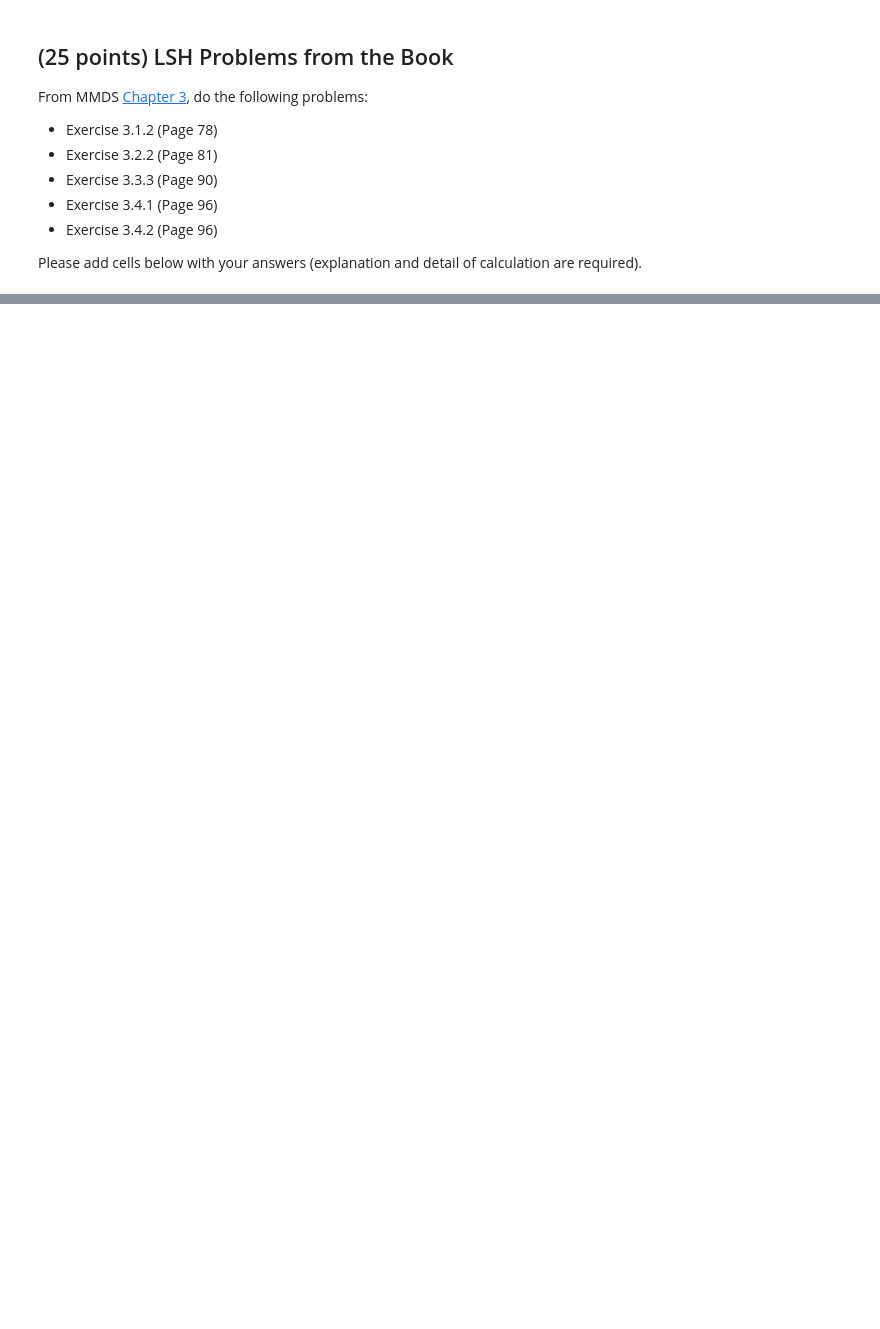
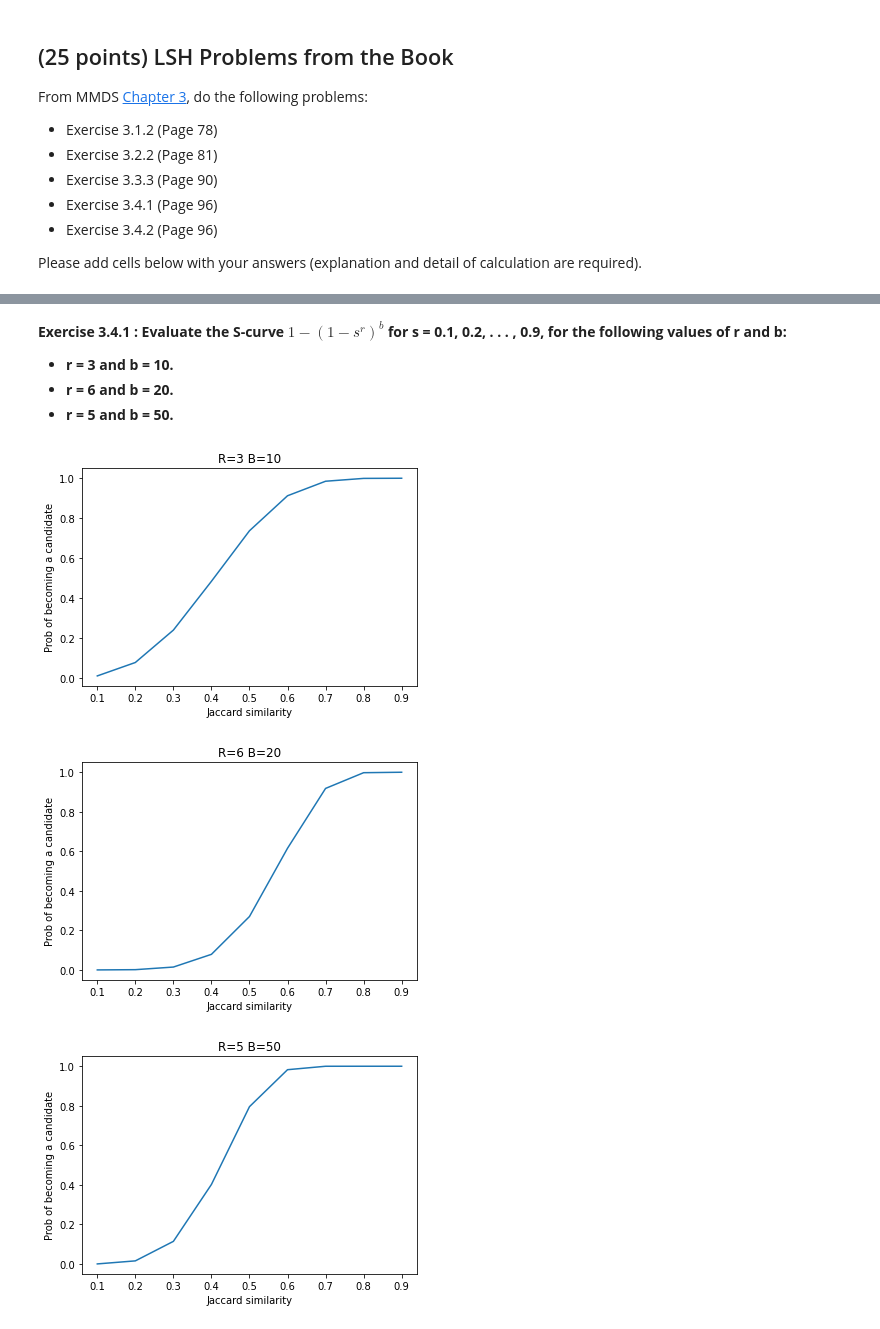
Before and after one commit to eksinha/CSCE676_DataMining, a Jupyter notebook: 2/homework_2.ipynb, the cells around one changed output, grey strips where cells are left out. Drawn from its saved outputs; the diff is of its cells as text; code cells hidden in the pictures; blank space fills up the shorter version.

```diff
--- a/2/homework_2.ipynb
+++ b/2/homework_2.ipynb
@@ -150,0 +274,5 @@ c) Now find the top-5 most mentioned members of Congress.
+# %%
+# code here
+import pyspark.sql.functions as F
+a = tweets.select(tweets.id, F.explode(tweets.entities.user_mentions.id)).withColumnRenamed('id', "mentionedTweet_id").distinct().groupBy('col').count()
+congress_members.join(a, a.col == congress_members.userid, "inner").sort(F.desc("count")).show(5)
@@ -154,0 +292,13 @@ d) For each month in the dataset, report the top-5 most mentioned users (across
+# %%
+# code here
+from pyspark.sql.functions import to_date, col, month, row_number
+from pyspark.sql.window import Window
+temp = tweets.select(F.explode(tweets.entities.user_mentions)).select(F.col("col.*")).distinct()
+months = {1:"January", 2:"February", 3:"March", 4:"April", 5:"May", 6:"June", 7:"July", 8:"August", 9:"September", 10:"October", 11:"November", 12:"December"}
+for i in months.keys():
+  a = tweets.filter(month(col("created_at")) == i)
+  b = a.select(a.id, F.explode(a.entities.user_mentions.id).alias('ID_user_mention'), month(a.created_at).alias('Month')).distinct()
+  b = b.groupBy('ID_user_mention').count()
+  print("Month of {}".format(months[i]))
+  b.join(temp, b.ID_user_mention == temp.id, "inner").sort(col('count').desc()).drop('id', 'ID_user_mention').show(5)
+  print("")
@@ -218,0 +652,24 @@ Please add cells below with your answers (explanation and detail of calculation
+# %% [markdown]
+**Exercise 3.4.1 : Evaluate the S-curve $1 − (1 − s^r)^b$ for s = 0.1, 0.2, . . . , 0.9, for the following values of r and b:**
+* **r = 3 and b = 10.**
+* **r = 6 and b = 20.**
+* **r = 5 and b = 50.**
+# %%
+import matplotlib.pyplot as plt
+vals = [(3,10), (6, 20), (5, 50)]
+
+for r,b in vals:
+  Y = []
+  A = [0.1,0.2, 0.3, 0.4, 0.5, 0.6, 0.7, 0.8, 0.9]
+  for s in A:
+    res = 1- (1-s**r)**b
+    Y.append(res)
+  plt.plot(A,Y)
+  plt.ylabel("Prob of becoming a candidate")
+  plt.xlabel("Jaccard similarity")
+  plt.title("R={} B={}".format(r,b))
+  plt.show()
+# %% [output]
+[figure, added]
+[figure, added]
+[figure, added]
```
Also changed, not shown: parts of 35 cells of this notebook.
